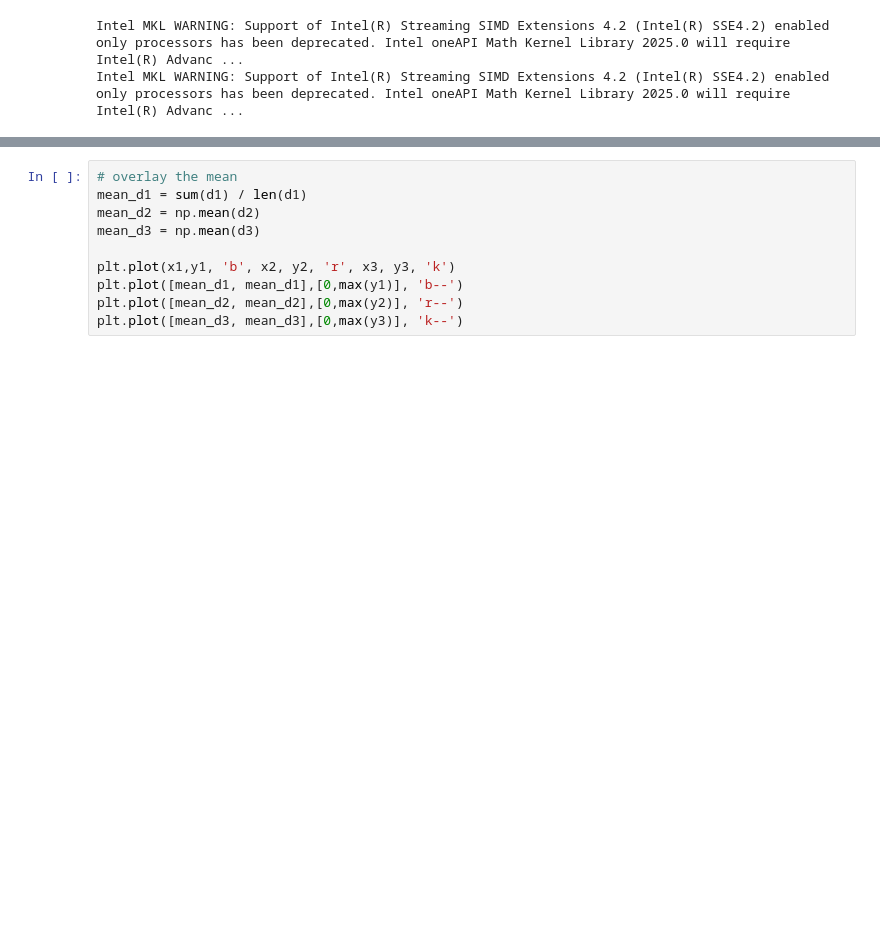
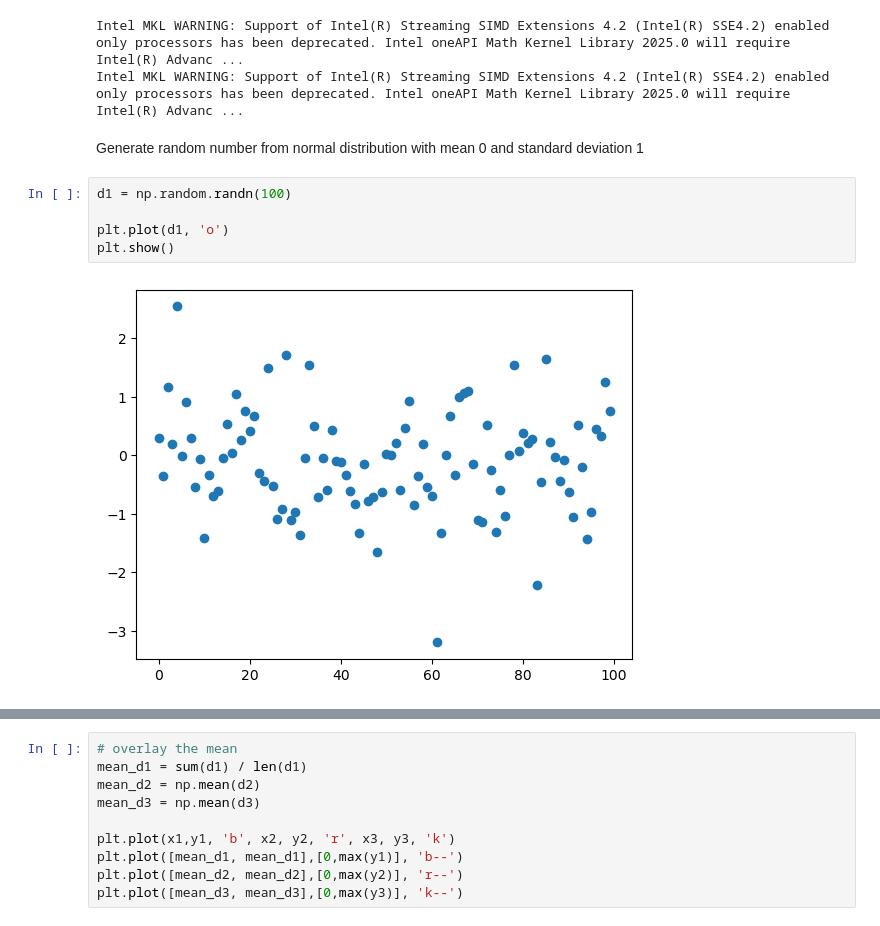
Before and after one commit to davidul/data-science, a Jupyter notebook: 03-statistics/03-central-tendency.ipynb, the cells around one changed output, grey strips where cells are left out. Saved outputs shown, nothing was run; the diff lists cells and outputs as text; blank space fills up the shorter version.

```diff
--- a/03-statistics/03-central-tendency.ipynb
+++ b/03-statistics/03-central-tendency.ipynb
@@ -20,6 +20,15 @@ import scipy.stats as stats
 # %% [output]
 Intel MKL WARNING: Support of Intel(R) Streaming SIMD Extensions 4.2 (Intel(R) SSE4.2) enabled only processors has been deprecated. Intel oneAPI Math Kernel Library 2025.0 will require Intel(R) Advanc ...
 Intel MKL WARNING: Support of Intel(R) Streaming SIMD Extensions 4.2 (Intel(R) SSE4.2) enabled only processors has been deprecated. Intel oneAPI Math Kernel Library 2025.0 will require Intel(R) Advanc ...
+# %% [markdown]
+Generate random number from normal distribution with mean 0 and standard deviation 1
+# %%
+d1 = np.random.randn(100)
+
+plt.plot(d1, 'o')
+plt.show()
+# %% [output]
+[figure, added]
 # %%
 N = 1000
 nbins = 30
```
Also changed, not shown: parts of 2 cells of this notebook, 3 other files.
